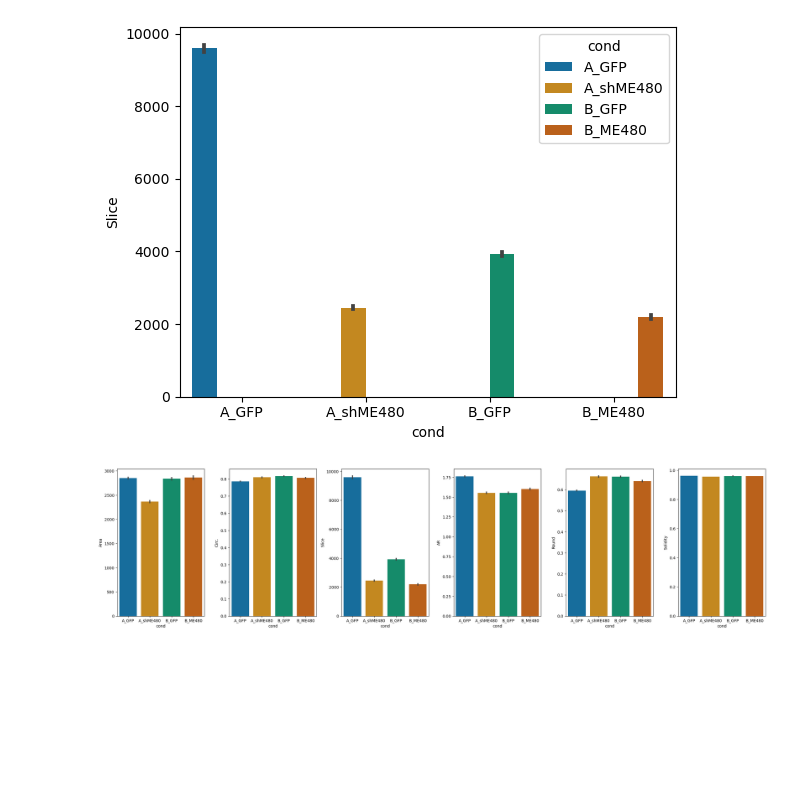
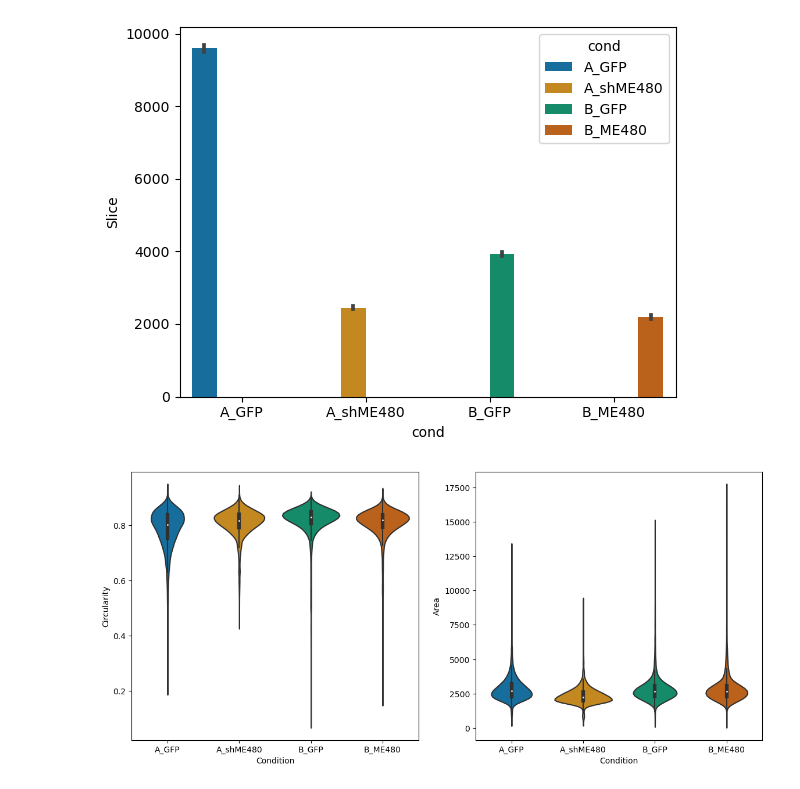
Before and after one commit to ClarissePierre/Mechanobiology-Group9, a Jupyter notebook: Project_2/Part_C.ipynb, the cells around one changed output. Drawn from its saved outputs; the diff is of its cells as text; code cells hidden in the pictures; blank space fills up the shorter version.

```diff
--- a/Project_2/Part_C.ipynb
+++ b/Project_2/Part_C.ipynb
@@ -310,16 +310,21 @@ sns.barplot(data=data1,x='cond',y='Slice',hue='cond')
 <AxesSubplot:xlabel='cond', ylabel='Slice'>
 [figure]
 # %%
-metrics=['Area','Circ.','Slice','AR','Round','Solidity']
-fig, axes = plt.subplots(1, 6, sharex=True, figsize=(24,6))
+metrics=['Circ.','Area']
+fig, axes = plt.subplots(1, 2, sharex=True, figsize=(14,6))
 
 i=0
 for met in metrics:
-    sns.barplot(data=data1,x="cond",y=met,ax=axes[i])
+    sns.violinplot(data=data1,x="cond",y=met,ax=axes[i])
     i+=1
 
+axes[0].set_xlabel("Condition")
+axes[0].set_ylabel("Circularity")
 
-plt.tight_layout()
+axes[1].set_xlabel("Condition")
+axes[1].set_ylabel("Area")
+
+#plt.tight_layout()
 plt.savefig('Figures/PartC_metrics.png')
 # %% [output]
-[figure, old version]
+[figure, new version]
```
Also changed, not shown: 3 other files.
